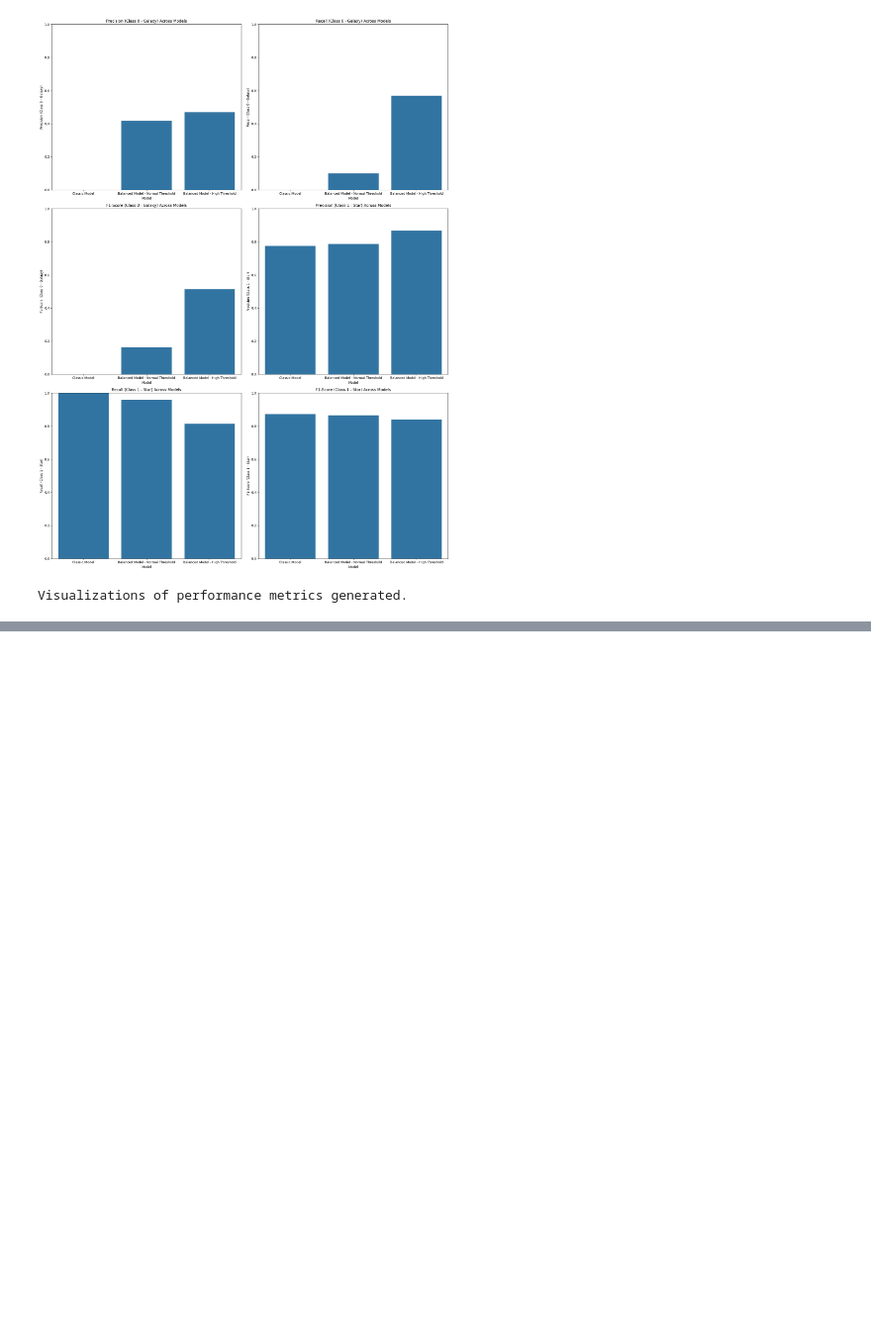
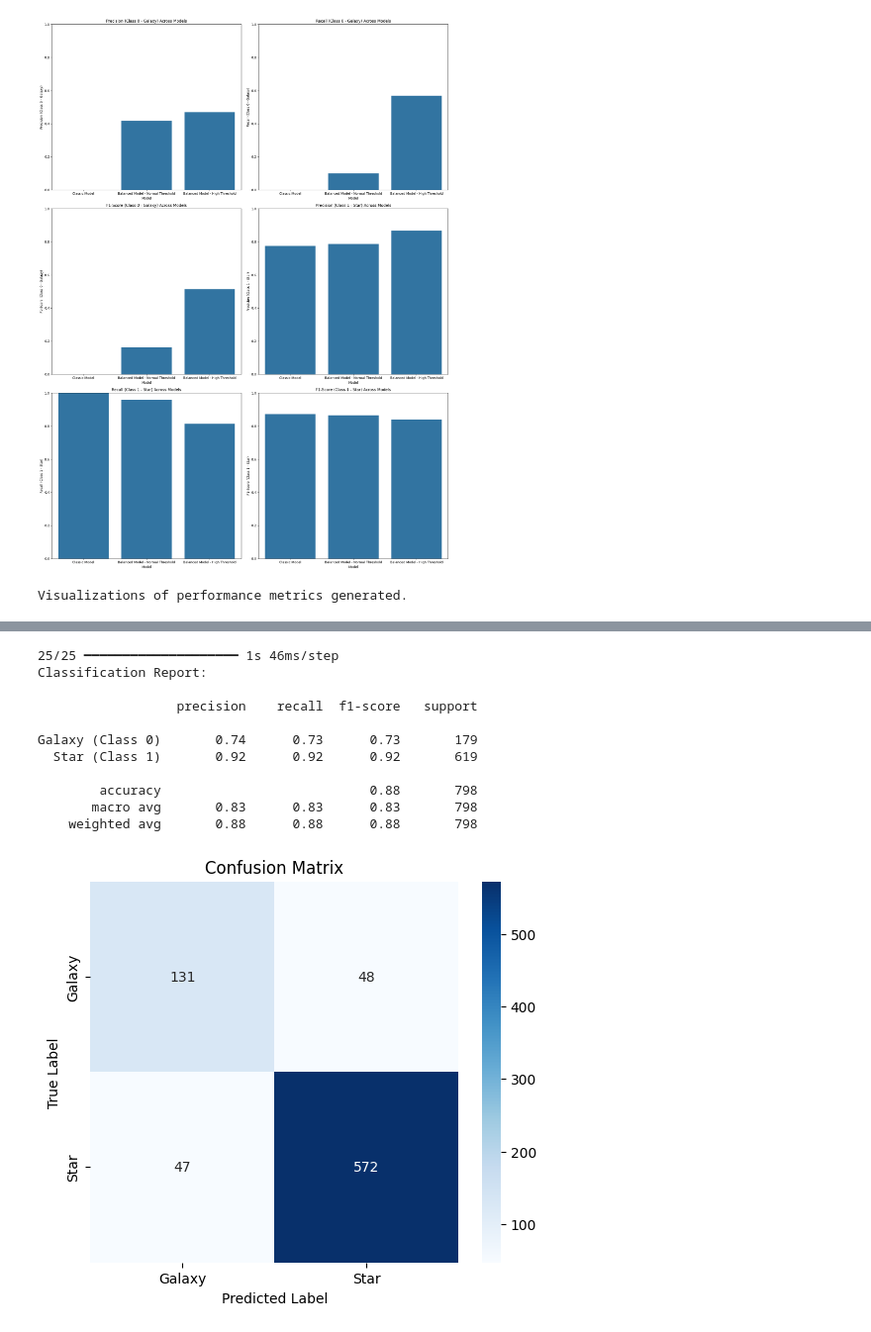
Before and after one commit to theBananadon/C11-Group-7-Project, a Jupyter notebook: final_models.ipynb, the cells around one changed output, grey strips where cells are left out. Shown at 99% size. Saved outputs shown, nothing was run; the diff lists cells and outputs as text; code cells hidden in the pictures; blank space fills up the shorter version.

```diff
--- a/data-exploration1.ipynb
+++ b/final_models.ipynb
@@ -581,0 +745,42 @@ Visualizations of performance metrics generated.
+# %%
+from sklearn.metrics import classification_report, confusion_matrix
+import seaborn as sns
+import matplotlib.pyplot as plt
+import numpy as np
+
+# 1. Generate predictions on the test set
+y_pred_probs = model.predict(X_test)
+
+# 2. Convert probabilities to binary classes (Threshold = 0.5)
+# If probability > 0.5, classify as 1 (Star), else 0 (Galaxy)
+y_pred = (y_pred_probs > 0.5).astype("int32")
+
+# 3. Print Classification Report
+# We map 0 -> Galaxy and 1 -> Star based on the original dataframe setup
+print("Classification Report:\n")
+print(classification_report(y_test, y_pred, target_names=['Galaxy (Class 0)', 'Star (Class 1)']))
+
+# 4. Visualize Confusion Matrix
+cm = confusion_matrix(y_test, y_pred)
+
+plt.figure(figsize=(6, 5))
+sns.heatmap(cm, annot=True, fmt='d', cmap='Blues',
+            xticklabels=['Galaxy', 'Star'],
+            yticklabels=['Galaxy', 'Star'])
+plt.xlabel('Predicted Label')
+plt.ylabel('True Label')
+plt.title('Confusion Matrix')
+plt.show()
+# %% [output]
+25/25 ━━━━━━━━━━━━━━━━━━━━ 1s 46ms/step
+Classification Report:
+
+                  precision    recall  f1-score   support
+
+Galaxy (Class 0)       0.74      0.73      0.73       179
+  Star (Class 1)       0.92      0.92      0.92       619
+
+        accuracy                           0.88       798
+       macro avg       0.83      0.83      0.83       798
+    weighted avg       0.88      0.88      0.88       798
+[figure, added]
```
Also changed, not shown: parts of 9 cells of this notebook.
